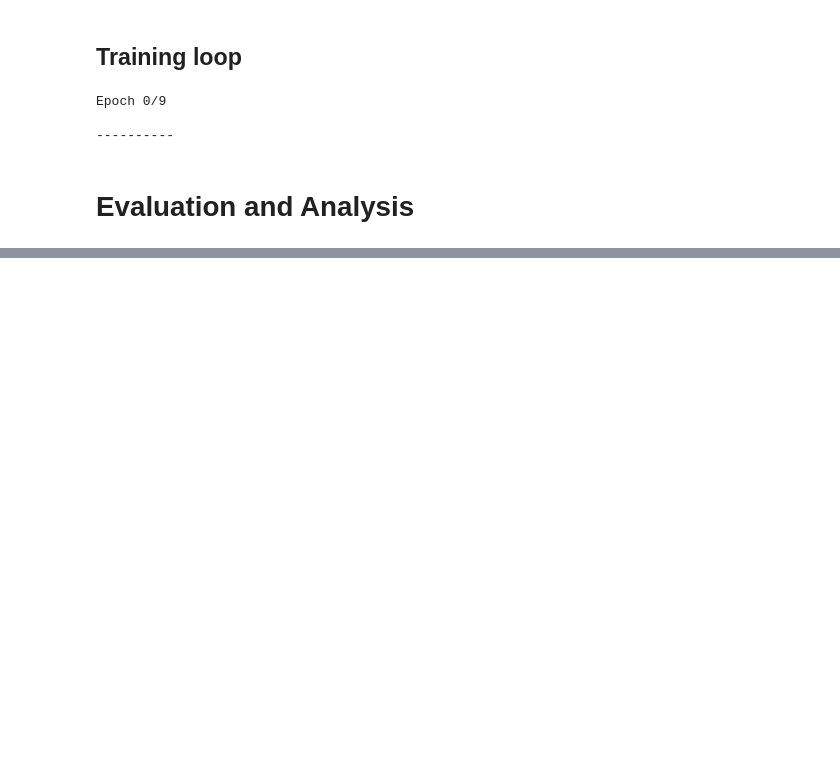
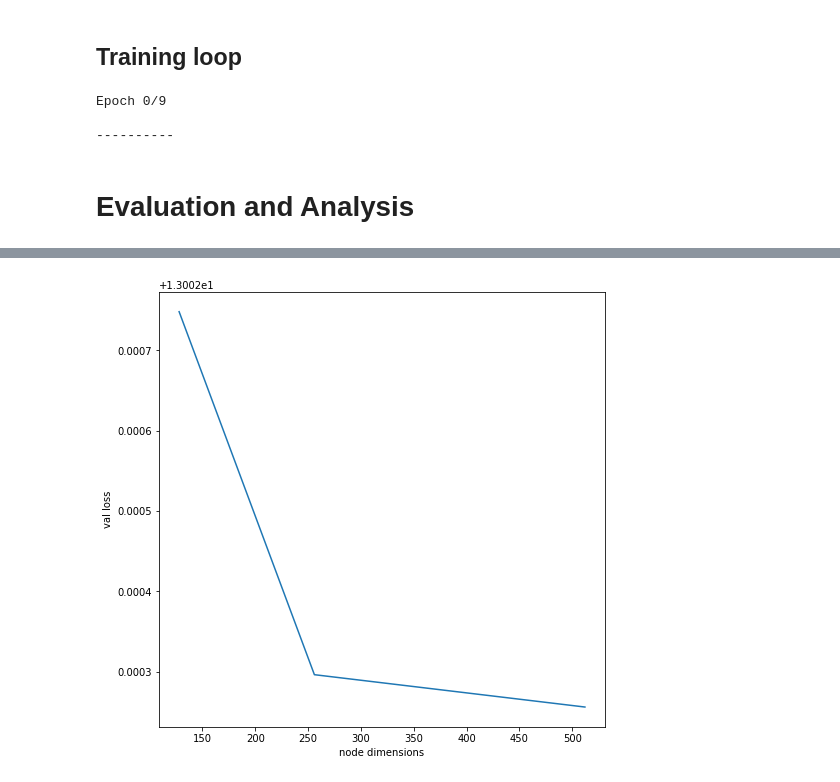
Before and after one commit to raghavjajodia/dyngraph_exps, a Jupyter notebook: staticgcn_edgereg.ipynb, the cells around one changed output, grey strips where cells are left out. Drawn from its saved outputs; the diff is of its cells as text; code cells hidden in the pictures; blank space fills up the shorter version.

```diff
--- a/staticgcn_edgereg.ipynb
+++ b/staticgcn_edgereg.ipynb
@@ -355,0 +413,13 @@ Getting test scores
+# %%
+#plots for different hyperparameters
+#node_dim
+nodedimdic = {'nodedim128':128, 'def':256, 'nodedim512':512}
+xaxis = list(map(lambda kvp: kvp[1], nodedimdic.items()))
+yaxis = list(map(lambda kvp: lossdict[kvp[0]][0], nodedimdic.items()))
+plt.figure(figsize = (8,8))
+plt.plot(xaxis, yaxis)
+plt.xlabel('node dimensions')
+plt.ylabel('val loss')
+plt.show()
+# %% [output]
+[figure, added]
```
Also changed, not shown: parts of 18 cells of this notebook.
